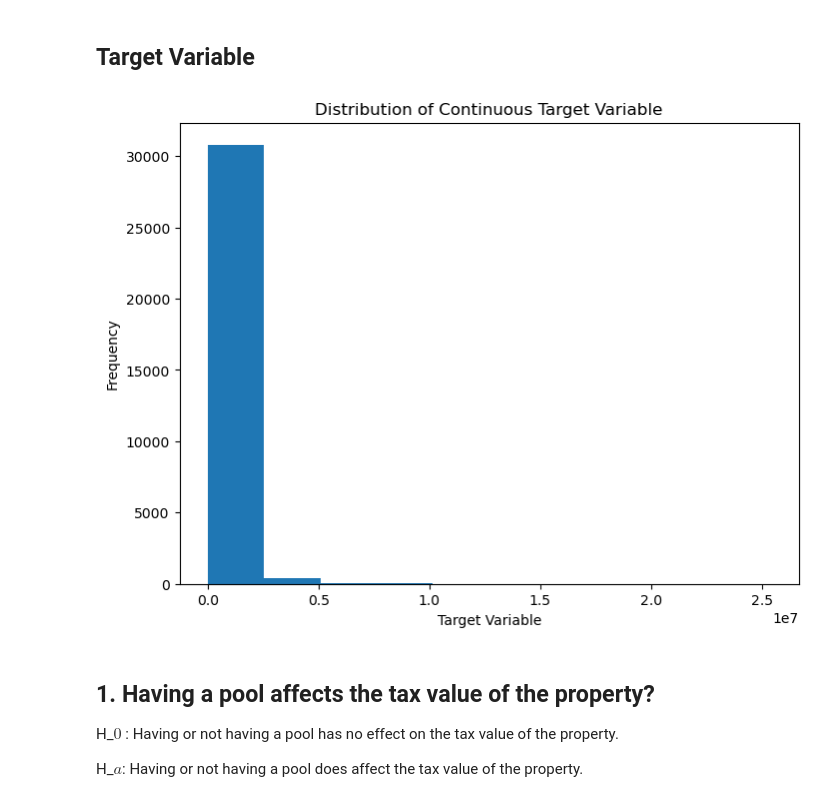
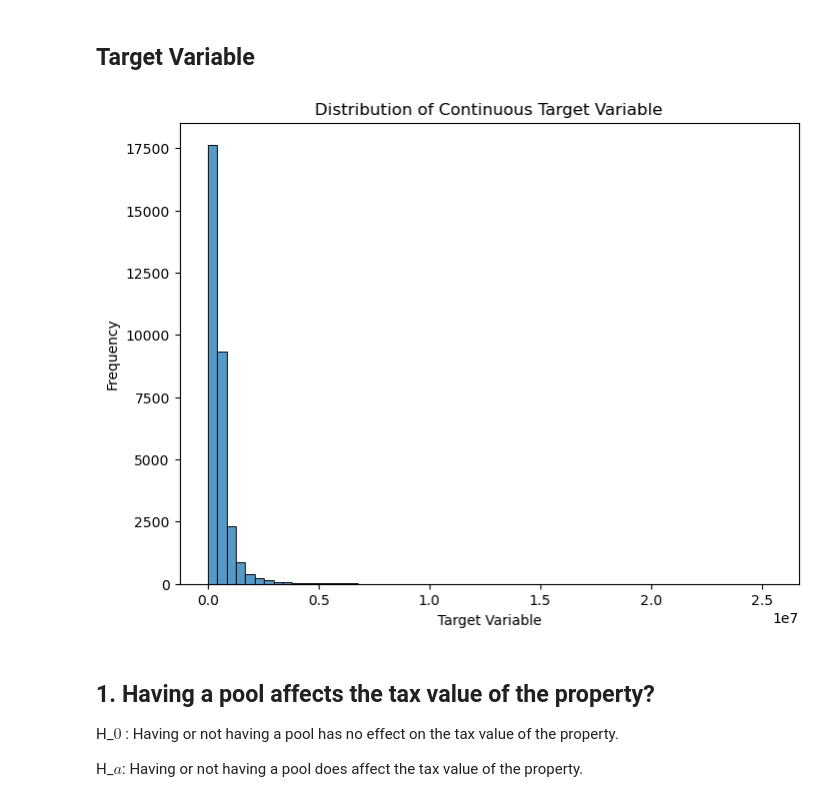
Before and after one commit to Chellyann-moreno/Zillow-project, a Jupyter notebook: final_report.ipynb, the cells around one changed output. Saved outputs shown, nothing was run; the diff lists cells and outputs as text; code cells hidden in the pictures.

```diff
--- a/final_report.ipynb
+++ b/final_report.ipynb
@@ -88,9 +92,14 @@ train.describe()
 ## Target Variable
 # %%
 # function to plot target variable
-e.plot_continuous_target(train.taxvalue)
+plt.figure(figsize=(8, 6))
+sns.histplot(train.taxvalue,bins=60)
+plt.xlabel('Target Variable')
+plt.ylabel('Frequency')
+plt.title('Distribution of Continuous Target Variable')
+plt.show()
 # %% [output]
-[figure, old version]
+[figure, new version]
 # %% [markdown]
 ## 1. Having a pool affects the tax value of the property?
 H_$0$ : Having or not having a pool has no effect on the tax value of the property.
```
Also changed, not shown: parts of 1 cell of this notebook.
